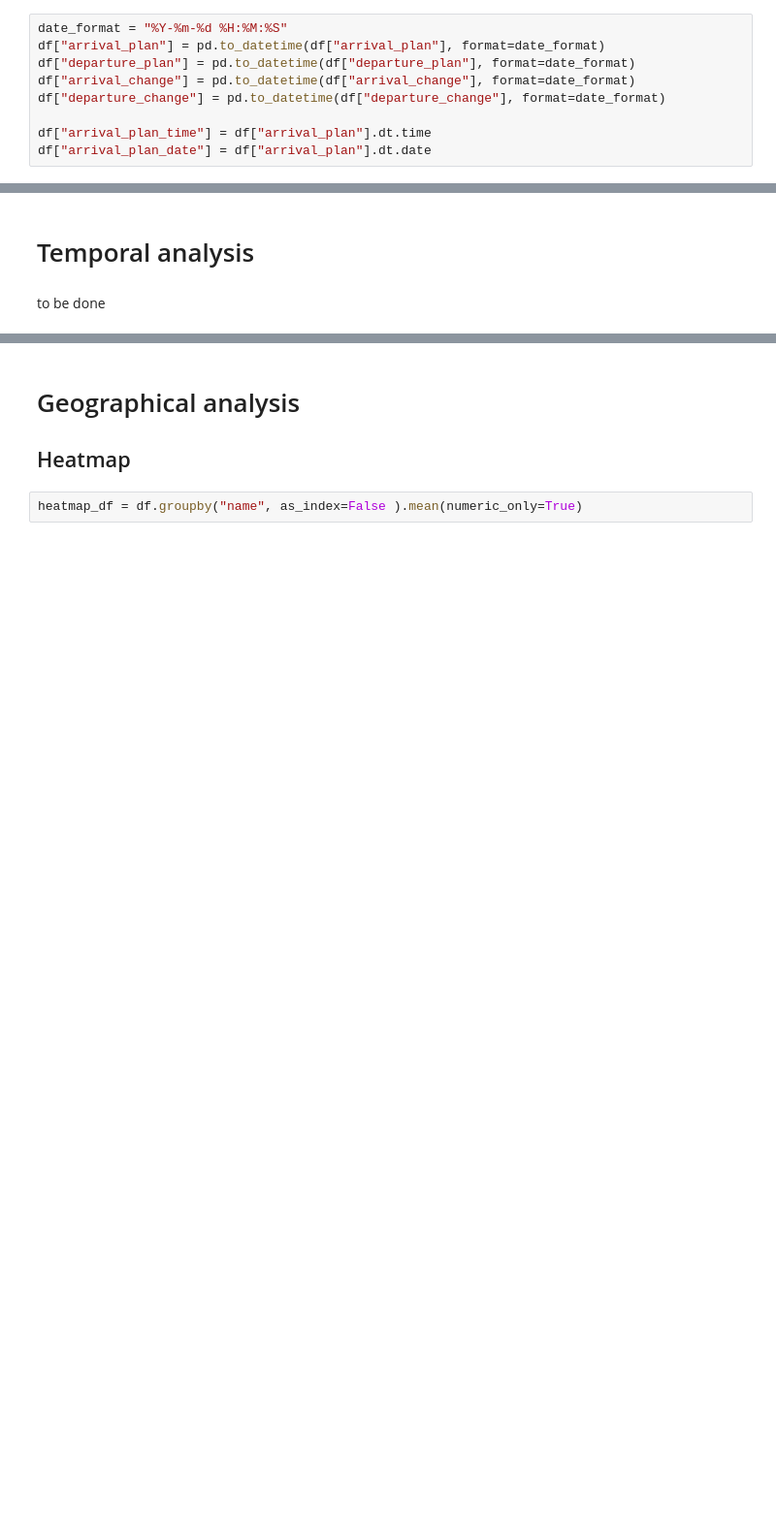
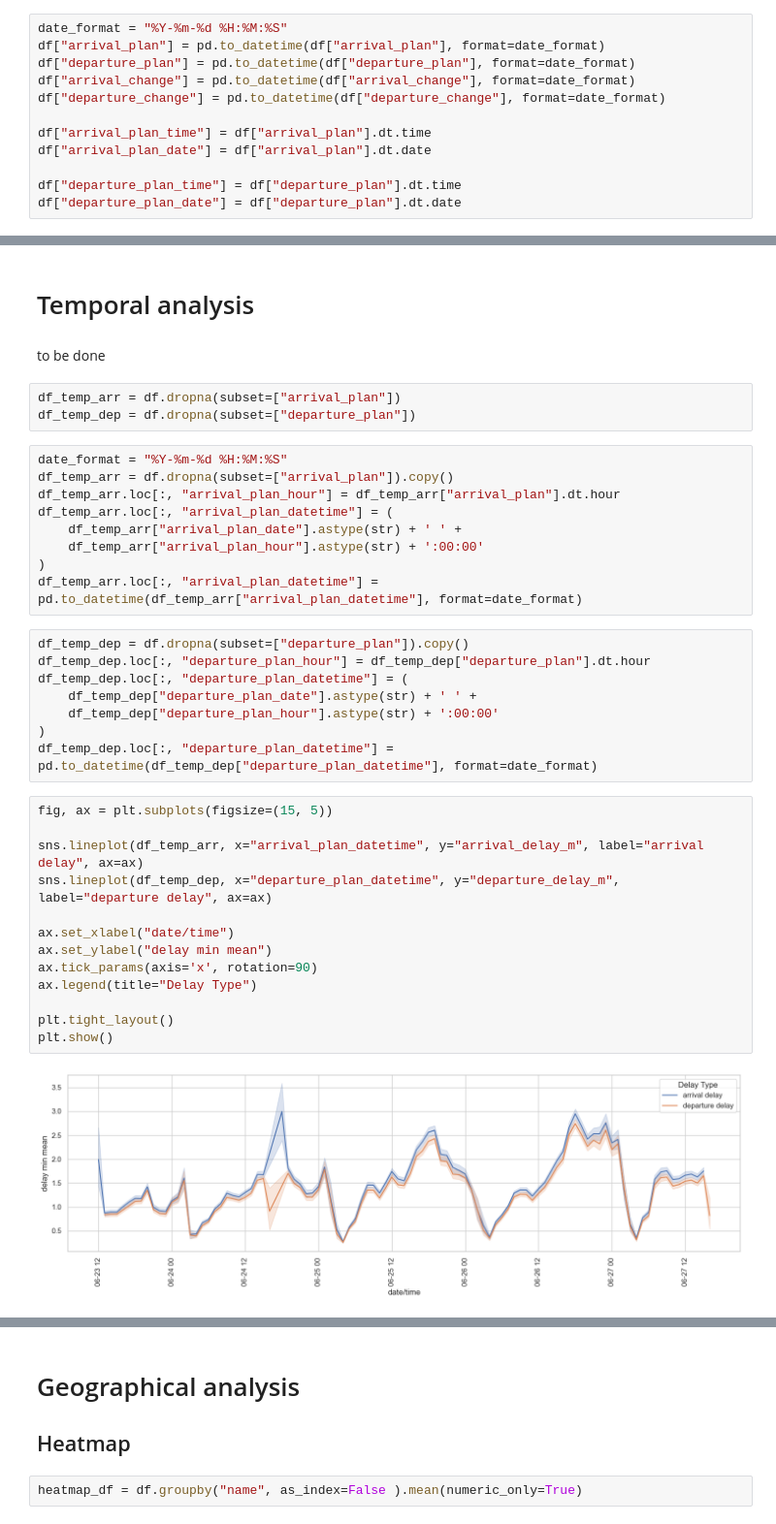
Before and after one commit to Nokkyuu/Fantastic_trains_and_when_to_find_them, a Jupyter notebook: EDA/eda_general_data.ipynb, the cells around one changed output, grey strips where cells are left out. Shown at 97% size. Cells and saved outputs as stored; diff of their text form; blank space fills up the shorter version.

```diff
--- a/EDA/eda_general_data.ipynb
+++ b/EDA/eda_general_data.ipynb
@@ -24,6 +24,9 @@ df["departure_change"] = pd.to_datetime(df["departure_change"], format=date_form
 
 df["arrival_plan_time"] = df["arrival_plan"].dt.time
 df["arrival_plan_date"] = df["arrival_plan"].dt.date
+
+df["departure_plan_time"] = df["departure_plan"].dt.time
+df["departure_plan_date"] = df["departure_plan"].dt.date
 # %%
 df.info()
 # %% [output]
@@ -70,3 +73,38 @@ df.head()
 # Temporal analysis
 # %% [markdown]
 to be done
+# %%
+df_temp_arr = df.dropna(subset=["arrival_plan"])
+df_temp_dep = df.dropna(subset=["departure_plan"])
+# %%
+date_format = "%Y-%m-%d %H:%M:%S"
+df_temp_arr = df.dropna(subset=["arrival_plan"]).copy()
+df_temp_arr.loc[:, "arrival_plan_hour"] = df_temp_arr["arrival_plan"].dt.hour
+df_temp_arr.loc[:, "arrival_plan_datetime"] = (
+    df_temp_arr["arrival_plan_date"].astype(str) + ' ' +
+    df_temp_arr["arrival_plan_hour"].astype(str) + ':00:00'
+)
+df_temp_arr.loc[:, "arrival_plan_datetime"] = pd.to_datetime(df_temp_arr["arrival_plan_datetime"], format=date_format)
+# %%
+df_temp_dep = df.dropna(subset=["departure_plan"]).copy()
+df_temp_dep.loc[:, "departure_plan_hour"] = df_temp_dep["departure_plan"].dt.hour
+df_temp_dep.loc[:, "departure_plan_datetime"] = (
+    df_temp_dep["departure_plan_date"].astype(str) + ' ' +
+    df_temp_dep["departure_plan_hour"].astype(str) + ':00:00'
+)
+df_temp_dep.loc[:, "departure_plan_datetime"] = pd.to_datetime(df_temp_dep["departure_plan_datetime"], format=date_format)
+# %%
+fig, ax = plt.subplots(figsize=(15, 5))
+
+sns.lineplot(df_temp_arr, x="arrival_plan_datetime", y="arrival_delay_m", label="arrival delay", ax=ax)
+sns.lineplot(df_temp_dep, x="departure_plan_datetime", y="departure_delay_m", label="departure delay", ax=ax)
+
+ax.set_xlabel("date/time")
+ax.set_ylabel("delay min mean")
+ax.tick_params(axis='x', rotation=90)
+ax.legend(title="Delay Type")
+
+plt.tight_layout()
+plt.show()
+# %% [output]
+[figure, added]
```
Also changed, not shown: parts of 11 cells of this notebook, 6 other files.
